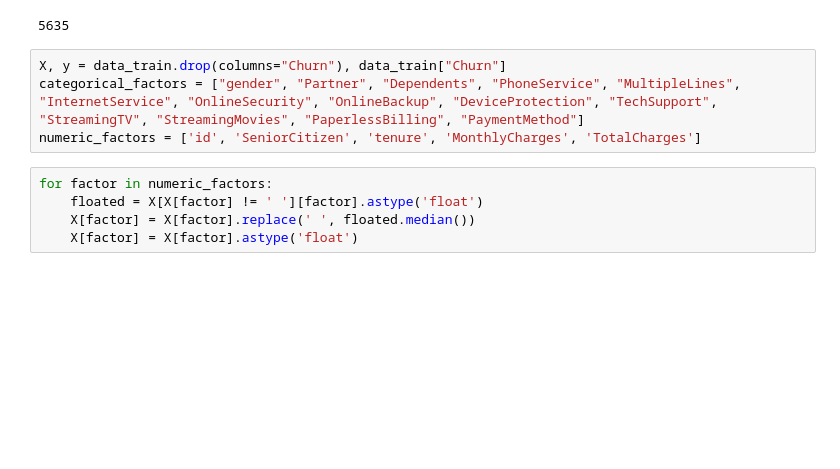
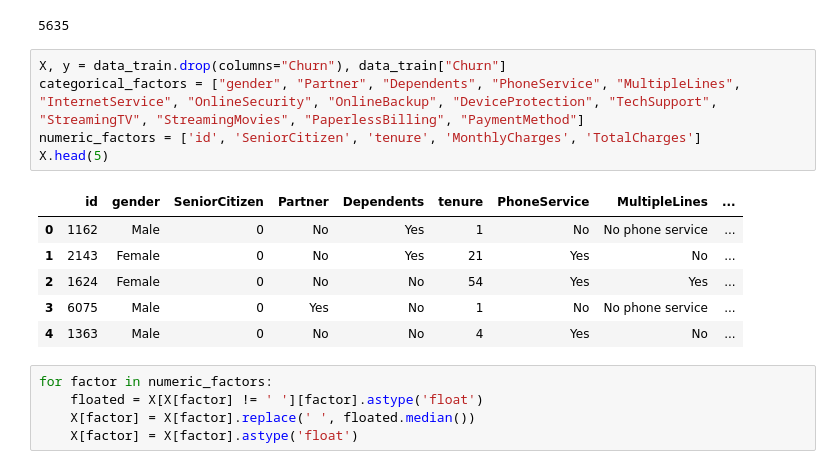
Before and after one commit to IvanMedvedev11/AI-challenge-2025-qualification-stage, a Jupyter notebook: model.ipynb, the cells around one changed output. Saved outputs shown, nothing was run; the diff lists cells and outputs as text; blank space fills up the shorter version.

```diff
--- a/model.ipynb
+++ b/model.ipynb
@@ -16,7 +16,15 @@ len(data_train)
 # %%
 X, y = data_train.drop(columns="Churn"), data_train["Churn"]
 categorical_factors = ["gender", "Partner", "Dependents", "PhoneService", "MultipleLines", "InternetService", "OnlineSecurity", "OnlineBackup", "DeviceProtection", "TechSupport", "StreamingTV", "StreamingMovies", "PaperlessBilling", "PaymentMethod"]
 numeric_factors = ['id', 'SeniorCitizen', 'tenure', 'MonthlyCharges', 'TotalCharges']
+X.head(5)
+# %% [output]
+|  | id | gender | SeniorCitizen | Partner | Dependents | tenure | PhoneService | MultipleLines | ... |
+| 0 | 1162 | Male | 0 | No | Yes | 1 | No | No phone service | ... |
+| 1 | 2143 | Female | 0 | No | Yes | 21 | Yes | No | ... |
+| 2 | 1624 | Female | 0 | No | No | 54 | Yes | Yes | ... |
+| 3 | 6075 | Male | 0 | Yes | No | 1 | No | No phone service | ... |
+| 4 | 1363 | Male | 0 | No | No | 4 | Yes | No | ... |
 # %%
 for factor in numeric_factors:
     floated = X[X[factor] != ' '][factor].astype('float')
```
Also changed, not shown: parts of 10 cells of this notebook, 1 other file.
